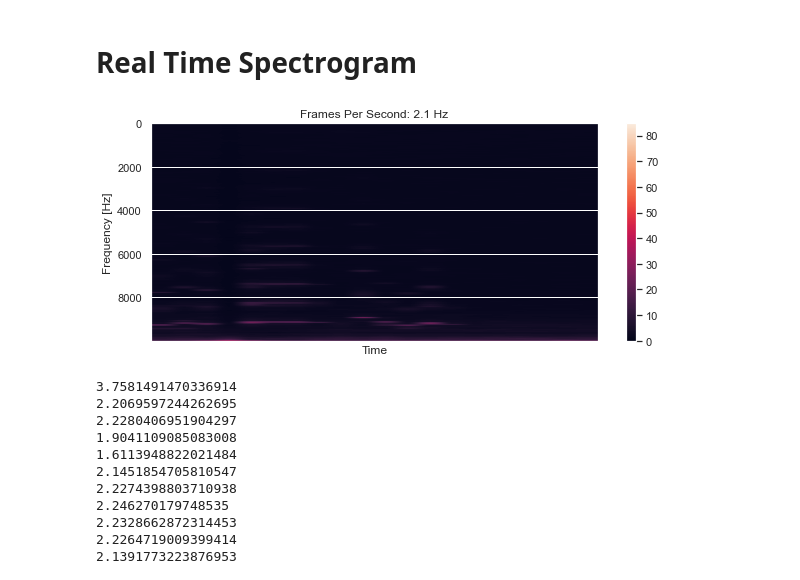
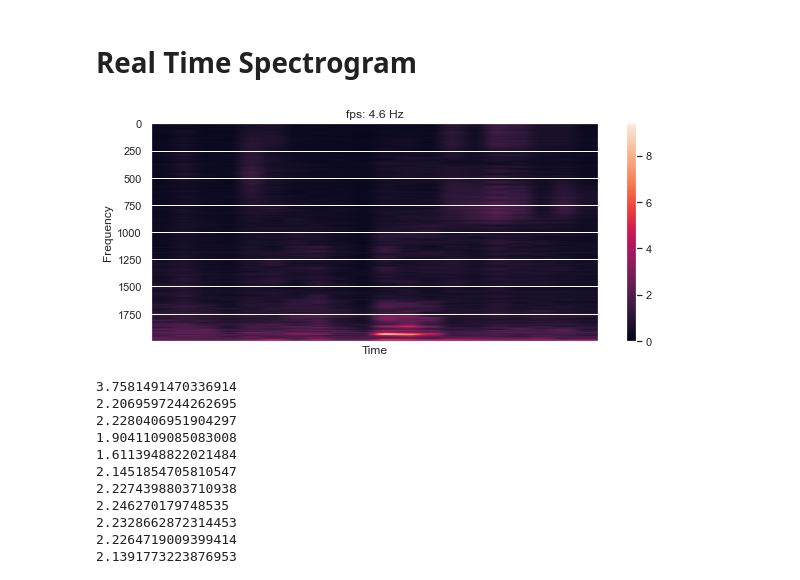
Before and after one commit to sap-shef/SpeechProcesssingLab, a Jupyter notebook: Lab-Sheet-Solutions/Lab-Sheet-8-Solution.ipynb, the cells around one changed output. Cells and saved outputs as stored; diff of their text form; code cells hidden in the pictures.

```diff
--- a/Lab-Sheet-Solutions/Lab-Sheet-8-Solution.ipynb
+++ b/Lab-Sheet-Solutions/Lab-Sheet-8-Solution.ipynb
@@ -55,10 +67,11 @@ n_file_name = 'noise_8kHz.wav'
 # %%
 # load speech wave into variable
+s_file_name = 'speech_8kHz_murder.wav'
+!curl https://staffwww.dcs.shef.ac.uk/people/S.Goetze/sound/{s_file_name} -o {s_file_name}
+
 s, fs = sf.read(s_file_name)
 
 print('File "' + s_file_name + '" loaded. Its sampling rate is ' + str(fs) + ' Hz.')
 
-n, fs = sf.read(n_file_name)
-
-print('File "' + n_file_name + '" loaded. Its sampling rate is ' + str(fs) + ' Hz.')
+n = np.random.normal(size=len(s))/8
 # %% [output]
@@ -463,7 +477,7 @@ import soundfile as sf
 %matplotlib inline
 
 def block_specgram(filepath, sr=44100, n_ch=2, n_fft=32768,
-                  n_plot_tf=80, f_max_idx=10000, window_choice = 'hamming'):
+                  n_plot_tf=80, f_max_idx=2000, window_choice = 'hamming'):
     """
     Block processes a spectrogram for a given sound file producing a dynamic plot.
 
@@ -507,37 +521,37 @@ def block_specgram(filepath, sr=44100, n_ch=2, n_fft=32768,
 
         x = np.mean(block, axis=1) #monaural
         amp[-1] = np.sqrt(np.abs(np.fft.rfft(window*x)))[0:f_max_idx] #real fft
 
-        if vmax < np.max(amp[-1]): #for normalisation
+        if vmax < np.max(amp[-1]):
             vmax = np.max(amp[-1])
 
         clear_output(wait=True)
         fig, ax = plt.subplots(figsize=(10,4))
         image = ax.imshow(amp.T, aspect="auto")
         ax.set_xlabel(f"Time")
-        ax.set_ylabel(f"Frequency [Hz]")
+        ax.set_ylabel(f"Frequency")
         fig.colorbar(image)
         image.set_clim(vmin, vmax)
         image.set_data(amp.T[::-1])
 
         plt.xticks([]) #no time ticks
 
-        plt.title(f"Frames Per Second: {fps:0.1f} Hz")
+        plt.title(f"fps: {fps:0.1f} Hz")
         plt.pause(0.001)
 
         amp[0:-1] = amp[1::]
 
         curtime = time.time()
         time_diff = curtime - pretime
         fps = 1.0/(time_diff + 1e-16)
         #print(f"{index}:\t{time_diff:0.3f} sec")
         pretime = curtime
 
     plt.close()
 
 block_specgram('output.wav', n_plot_tf=20)
 # %% [output]
-[figure, old version]
+[figure, new version]
 # %%
 seconds = 0.05
 fs = 44100
```
Also changed, not shown: parts of 23 cells of this notebook.
